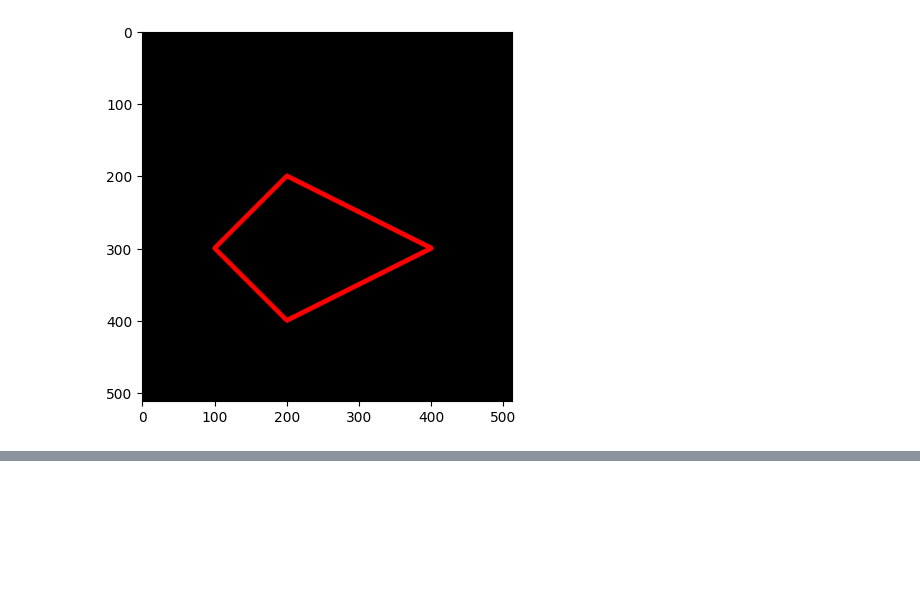
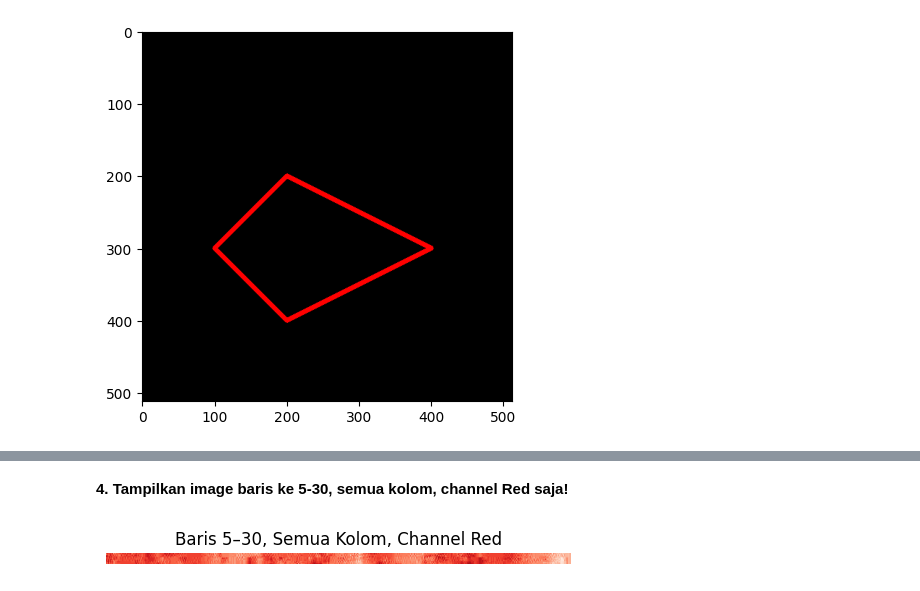
Before and after one commit to suckgitariuses/PCVK_Ganjil_2025, a Jupyter notebook: Modul2.ipynb, the cells around one changed output, grey strips where cells are left out. Saved outputs shown, nothing was run; the diff lists cells and outputs as text; code cells hidden in the pictures; blank space fills up the shorter version.

```diff
--- a/Modul2.ipynb
+++ b/Modul2.ipynb
@@ -170,0 +268,20 @@ Apakah perbedaan gambar yang ditampilkan tanpa dan dengan matplotlib?
+# %% [markdown]
+**4. Tampilkan image baris ke 5-30, semua kolom, channel Red saja!**
+# %%
+import cv2
+import matplotlib.pyplot as plt
+
+# Baca gambar
+img = cv2.imread('/content/drive/MyDrive/PCVK/Images/kitten01.jpg')
+
+# Ambil baris 5-30, semua kolom, channel Red (index 2 di OpenCV BGR)
+red_channel = img[5:30, :, 2]
+
+# Tampilkan
+plt.figure(figsize=(6,4))
+plt.imshow(red_channel, cmap='Reds')
+plt.title("Baris 5–30, Semua Kolom, Channel Red")
+plt.axis('off')
+plt.show()
+# %% [output]
+[figure, added]
```
Also changed, not shown: parts of 22 cells of this notebook.
